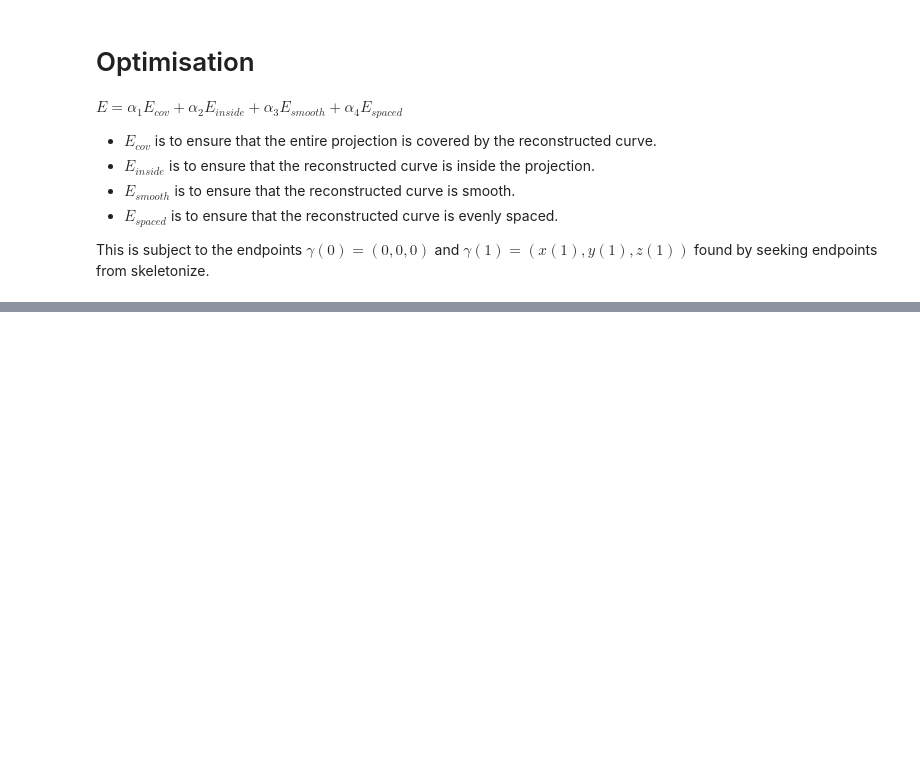
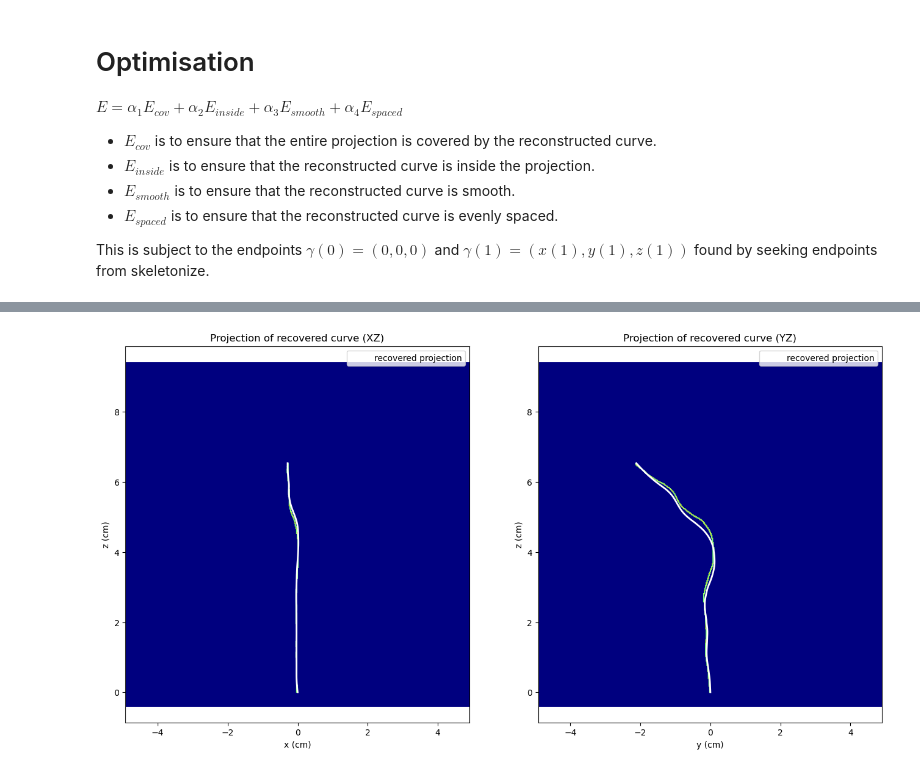
Before and after one commit to josef-lin/HFSP-dodder, a Jupyter notebook: src/data-reconstruction/data-reconstruction.ipynb, the cells around one changed output, grey strips where cells are left out. Saved outputs shown, nothing was run; the diff lists cells and outputs as text; code cells hidden in the pictures; blank space fills up the shorter version.

```diff
--- a/src/data-reconstruction/data-reconstruction.ipynb
+++ b/src/data-reconstruction/data-reconstruction.ipynb
@@ -684,0 +655,59 @@ Endpoint energy: 0.0011682812233975719
+# %%
+plt.figure(figsize=(16,8))
+plt.subplot(1,2,1)
+
+plt.imshow(
+    phi_xz,
+    extent=[
+        x_coords.min(),
+        x_coords.max(),
+        z_coords.min(),
+        z_coords.max()
+    ],
+    origin='lower',
+    cmap='jet'
+)
+
+plt.plot(
+    X_opt,
+    Z_opt,
+    'w-',
+    linewidth=2,
+    label='recovered projection'
+)
+plt.axis('equal')
+plt.legend()
+plt.title('Projection of recovered curve (XZ)')
+plt.xlabel('x (cm)')
+plt.ylabel('z (cm)')
+
+plt.subplot(1,2,2)
+
+plt.imshow(
+    phi_yz,
+    extent=[
+        y_coords.min(),
+        y_coords.max(),
+        z_coords.min(),
+        z_coords.max()
+    ],
+    origin='lower',
+    cmap='jet'
+)
+
+plt.plot(
+    Y_opt,
+    Z_opt,
+    'w-',
+    linewidth=2,
+    label='recovered projection'
+)
+
+plt.axis('equal')
+plt.legend()
+plt.title('Projection of recovered curve (YZ)')
+plt.xlabel('y (cm)')
+plt.ylabel('z (cm)')
+plt.show()
+# %% [output]
+[figure, added]
```
Also changed, not shown: parts of 27 cells of this notebook, 1 other file.
